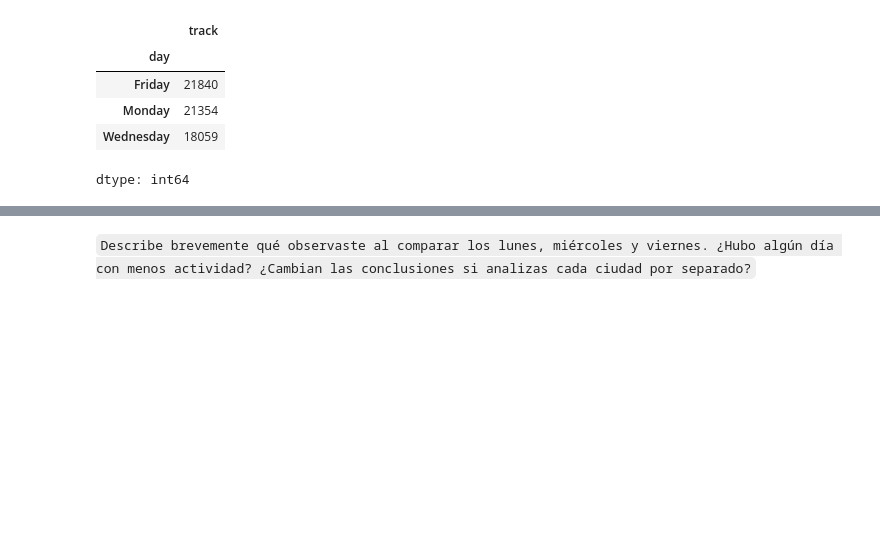
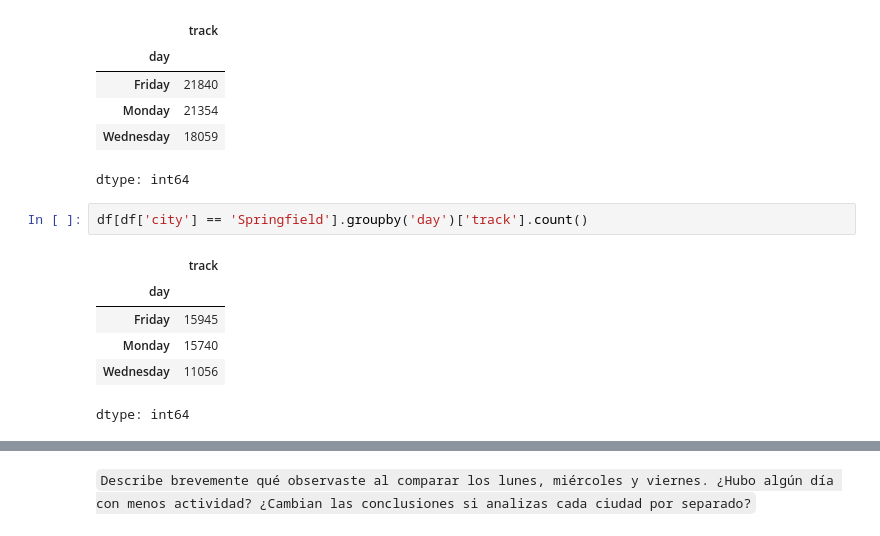
Before and after one commit to Davichobacter/data_science, a Jupyter notebook: notebook_sprint_3.ipynb, the cells around one changed output, grey strips where cells are left out. Cells and saved outputs as stored; diff of their text form; blank space fills up the shorter version.

```diff
--- a/notebook_sprint_3.ipynb
+++ b/notebook_sprint_3.ipynb
@@ -530,3 +462,12 @@ df.groupby('day')['track'].count()
 | Monday | 21354 |
 | Wednesday | 18059 |
 dtype: int64
+# %%
+df[df['city'] == 'Springfield'].groupby('day')['track'].count()
+# %% [output]
+|  | track |
+| day |  |
+| Friday | 15945 |
+| Monday | 15740 |
+| Wednesday | 11056 |
+dtype: int64
```
Also changed, not shown: parts of 13 cells of this notebook.
